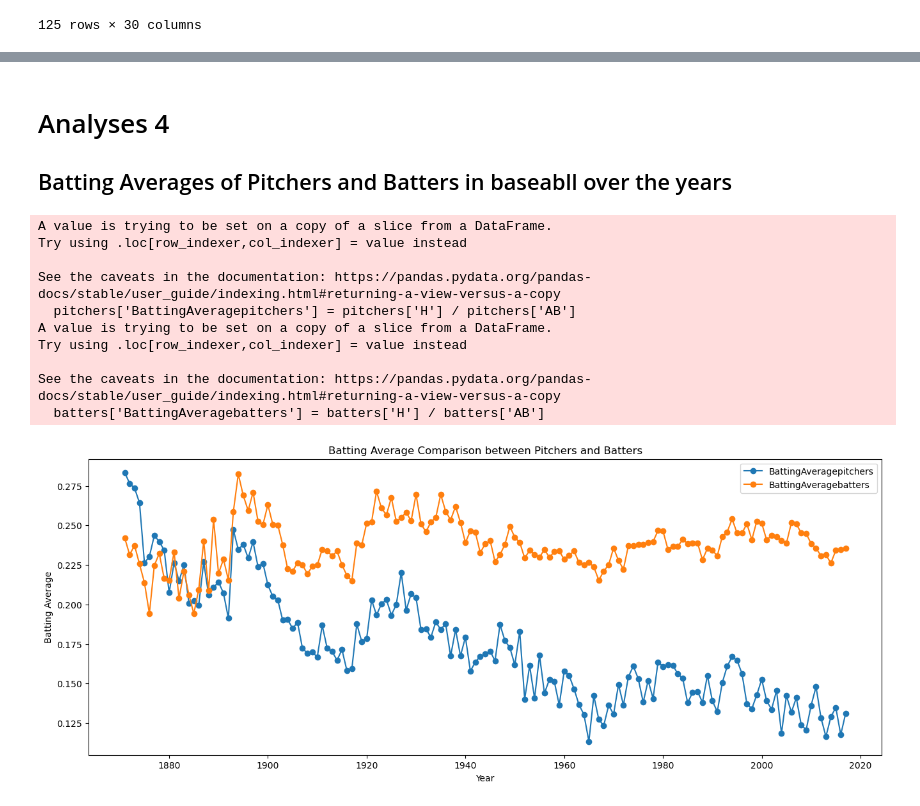
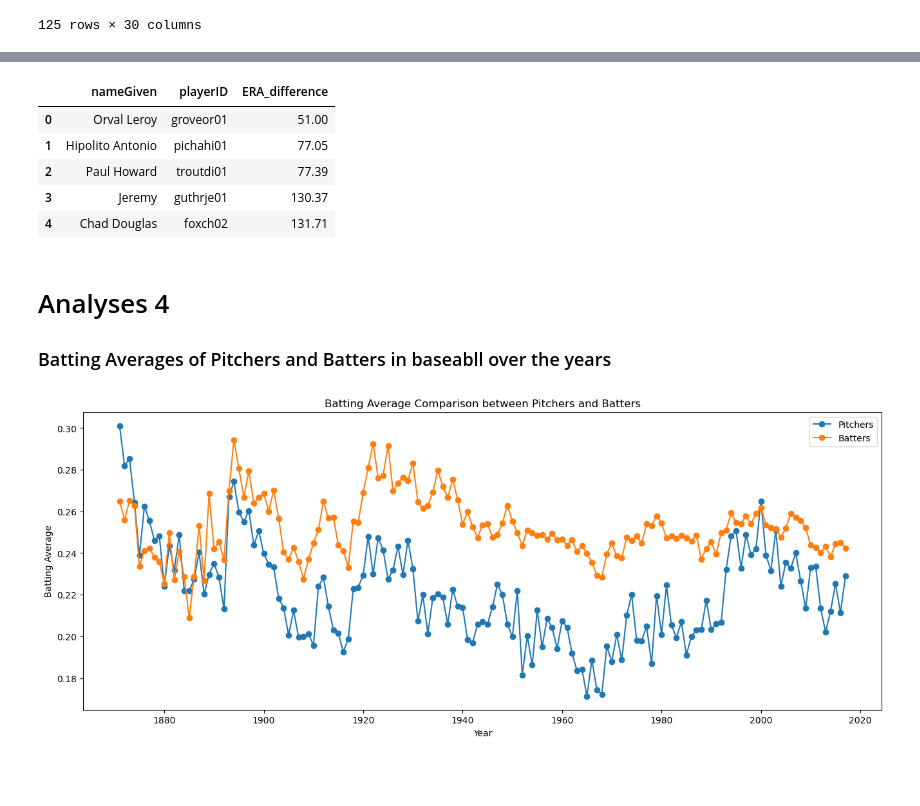
Before and after one commit to Treyson-Grange/cs5830_project1, a Jupyter notebook: project1.ipynb, the cells around one changed output, grey strips where cells are left out. Drawn from its saved outputs; the diff is of its cells as text; code cells hidden in the pictures; blank space fills up the shorter version.

```diff
--- a/project1.ipynb
+++ b/project1.ipynb
@@ -304,53 +268,55 @@ plt.show()
+# %%
+top_5_improved_pitcher[['nameGiven','playerID','ERA_difference']]
+# %% [output]
+|  | nameGiven | playerID | ERA_difference |
+| 0 | Orval Leroy | groveor01 | 51.00 |
+| 1 | Hipolito Antonio | pichahi01 | 77.05 |
+| 2 | Paul Howard | troutdi01 | 77.39 |
+| 3 | Jeremy | guthrje01 | 130.37 |
+| 4 | Chad Douglas | foxch02 | 131.71 |
 # %% [markdown]
 # Analyses 4
-## Batting Averages of Pitchers and Batters in baseabll over the years
+### Batting Averages of Pitchers and Batters in baseabll over the years
 # %%
+import pandas as pd
+import matplotlib.pyplot as plt
 # Sample data loading
 batting = pd.read_csv('baseball/core/Batting.csv')
 pitching = pd.read_csv('baseball/core/Pitching.csv')
 
 # Extract unique playerIDs from the Pitching table
 pitchers_player_ids = pitching['playerID'].unique()
 
 # Filter Batting table for remaining players (not in the Pitching table)
-batters = batting[~batting['playerID'].isin(pitchers_player_ids)]
-pitchers = batting[batting['playerID'].isin(pitchers_player_ids)]
+batters = batting[~batting['playerID'].isin(pitchers_player_ids)].copy()
+pitchers = batting[batting['playerID'].isin(pitchers_player_ids)].copy()
 
 # Calculate Batting Average (H/AB) for both groups
 pitchers['BattingAveragepitchers'] = pitchers['H'] / pitchers['AB']
 batters['BattingAveragebatters'] = batters['H'] / batters['AB']
 
+# Drop rows where both BattingAveragepitchers and BattingAveragebatters are 0
+pitchers = pitchers[(pitchers['BattingAveragepitchers'] != 0) & (~pitchers['BattingAveragepitchers'].isna())]
+batters = batters[(batters['BattingAveragebatters'] != 0) & (~batters['BattingAveragebatters'].isna())]
+
 # Merge pitchers and batters on 'playerID' and 'yearID'
 players = pd.merge(pitchers[['playerID', 'yearID', 'BattingAveragepitchers']], batters[['playerID', 'yearID', 'BattingAveragebatters']], on=['playerID', 'yearID'], how='outer')
+avg_batting = players.groupby('yearID').agg({'BattingAveragepitchers':'mean', 'BattingAveragebatters':'mean'}).reset_index()
 
 # Plotting
 fig, ax = plt.subplots(figsize=(16, 6))
 
-ss = players.groupby('yearID').agg({'BattingAveragepitchers':'mean', 'BattingAveragebatters':'mean'}).reset_index()
-
 # Plotting BattingAveragep
-ax.plot(ss['yearID'], ss['BattingAveragepitchers'], marker='o', label='BattingAveragepitchers')
+ax.plot(avg_batting['yearID'], avg_batting['BattingAveragepitchers'], marker='o', label='Pitchers')
 
 # Plotting BattingAverageb
-ax.plot(ss['yearID'], ss['BattingAveragebatters'], marker='o', label='BattingAveragebatters')
+ax.plot(avg_batting['yearID'], avg_batting['BattingAveragebatters'], marker='o', label='Batters')
 
 # Set plot labels and legend
 ax.set_xlabel('Year')
 ax.set_ylabel('Batting Average')
 ax.set_title('Batting Average Comparison between Pitchers and Batters')
 ax.legend()
-
-# Show the plot
 plt.show()
 # %% [output]
-A value is trying to be set on a copy of a slice from a DataFrame.
-Try using .loc[row_indexer,col_indexer] = value instead
-
-See the caveats in the documentation: https://pandas.pydata.org/pandas-docs/stable/user_guide/indexing.html#returning-a-view-versus-a-copy
-  pitchers['BattingAveragepitchers'] = pitchers['H'] / pitchers['AB']
-A value is trying to be set on a copy of a slice from a DataFrame.
-Try using .loc[row_indexer,col_indexer] = value instead
-
-See the caveats in the documentation: https://pandas.pydata.org/pandas-docs/stable/user_guide/indexing.html#returning-a-view-versus-a-copy
-  batters['BattingAveragebatters'] = batters['H'] / batters['AB']
-[figure, old version]
+[figure, new version]
```
Also changed, not shown: parts of 7 cells of this notebook.
